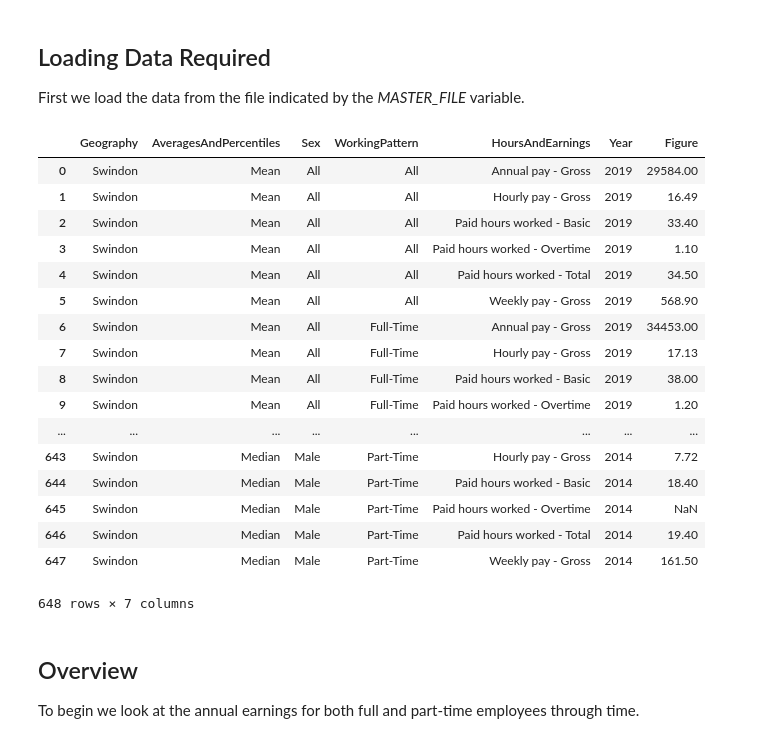
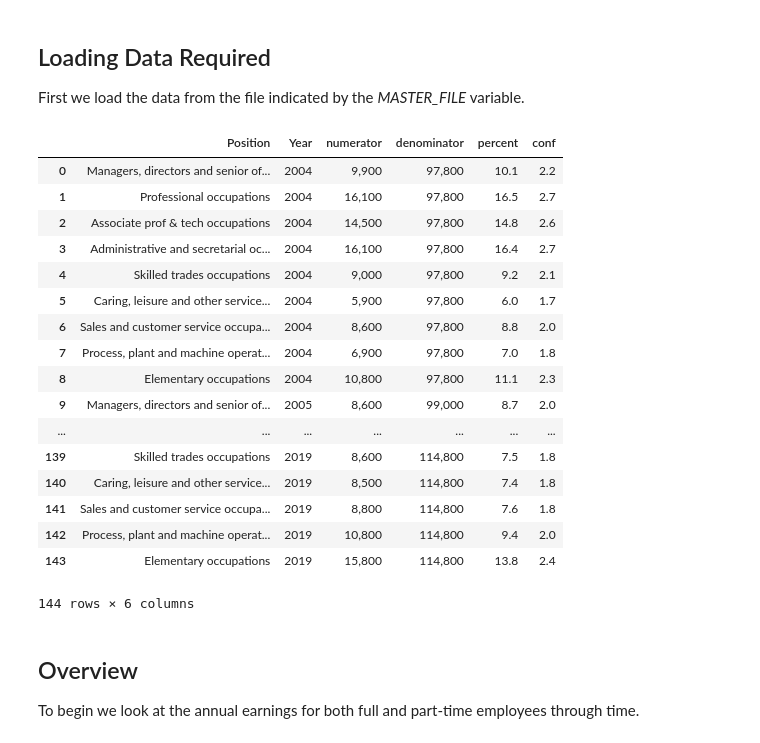
Before and after one commit to Sciprios/SwindonCovid, a Jupyter notebook: Salary/Earnings.ipynb, the cells around one changed output. Drawn from its saved outputs; the diff is of its cells as text; code cells hidden in the pictures.

```diff
--- a/Salary/Earnings.ipynb
+++ b/Salary/Earnings.ipynb
@@ -33,24 +37,24 @@ earnings_data = pd.read_csv(MASTER_FILE, delimiter=',')
-# %%
-earnings_data
-# %% [output]
-|  | Geography | AveragesAndPercentiles | Sex | WorkingPattern | HoursAndEarnings | Year | Figure |
-| 0 | Swindon | Mean | All | All | Annual pay - Gross | 2019 | 29584.00 |
-| 1 | Swindon | Mean | All | All | Hourly pay - Gross | 2019 | 16.49 |
-| 2 | Swindon | Mean | All | All | Paid hours worked - Basic | 2019 | 33.40 |
-| 3 | Swindon | Mean | All | All | Paid hours worked - Overtime | 2019 | 1.10 |
-| 4 | Swindon | Mean | All | All | Paid hours worked - Total | 2019 | 34.50 |
-| 5 | Swindon | Mean | All | All | Weekly pay - Gross | 2019 | 568.90 |
-| 6 | Swindon | Mean | All | Full-Time | Annual pay - Gross | 2019 | 34453.00 |
-| 7 | Swindon | Mean | All | Full-Time | Hourly pay - Gross | 2019 | 17.13 |
-| 8 | Swindon | Mean | All | Full-Time | Paid hours worked - Basic | 2019 | 38.00 |
-| 9 | Swindon | Mean | All | Full-Time | Paid hours worked - Overtime | 2019 | 1.20 |
-| ... | ... | ... | ... | ... | ... | ... | ... |
-| 643 | Swindon | Median | Male | Part-Time | Hourly pay - Gross | 2014 | 7.72 |
-| 644 | Swindon | Median | Male | Part-Time | Paid hours worked - Basic | 2014 | 18.40 |
-| 645 | Swindon | Median | Male | Part-Time | Paid hours worked - Overtime | 2014 | NaN |
-| 646 | Swindon | Median | Male | Part-Time | Paid hours worked - Total | 2014 | 19.40 |
-| 647 | Swindon | Median | Male | Part-Time | Weekly pay - Gross | 2014 | 161.50 |
-648 rows × 7 columns
+# %%
+occupation_data
+# %% [output]
+|  | Position | Year | numerator | denominator | percent | conf |
+| 0 | Managers, directors and senior of... | 2004 | 9,900 | 97,800 | 10.1 | 2.2 |
+| 1 | Professional occupations | 2004 | 16,100 | 97,800 | 16.5 | 2.7 |
+| 2 | Associate prof & tech occupations | 2004 | 14,500 | 97,800 | 14.8 | 2.6 |
+| 3 | Administrative and secretarial oc... | 2004 | 16,100 | 97,800 | 16.4 | 2.7 |
+| 4 | Skilled trades occupations | 2004 | 9,000 | 97,800 | 9.2 | 2.1 |
+| 5 | Caring, leisure and other service... | 2004 | 5,900 | 97,800 | 6.0 | 1.7 |
+| 6 | Sales and customer service occupa... | 2004 | 8,600 | 97,800 | 8.8 | 2.0 |
+| 7 | Process, plant and machine operat... | 2004 | 6,900 | 97,800 | 7.0 | 1.8 |
+| 8 | Elementary occupations | 2004 | 10,800 | 97,800 | 11.1 | 2.3 |
+| 9 | Managers, directors and senior of... | 2005 | 8,600 | 99,000 | 8.7 | 2.0 |
+| ... | ... | ... | ... | ... | ... | ... |
+| 139 | Skilled trades occupations | 2019 | 8,600 | 114,800 | 7.5 | 1.8 |
+| 140 | Caring, leisure and other service... | 2019 | 8,500 | 114,800 | 7.4 | 1.8 |
+| 141 | Sales and customer service occupa... | 2019 | 8,800 | 114,800 | 7.6 | 1.8 |
+| 142 | Process, plant and machine operat... | 2019 | 10,800 | 114,800 | 9.4 | 2.0 |
+| 143 | Elementary occupations | 2019 | 15,800 | 114,800 | 13.8 | 2.4 |
+144 rows × 6 columns
 # %% [markdown]
 ## Overview
 
```
Also changed, not shown: parts of 6 cells of this notebook.
